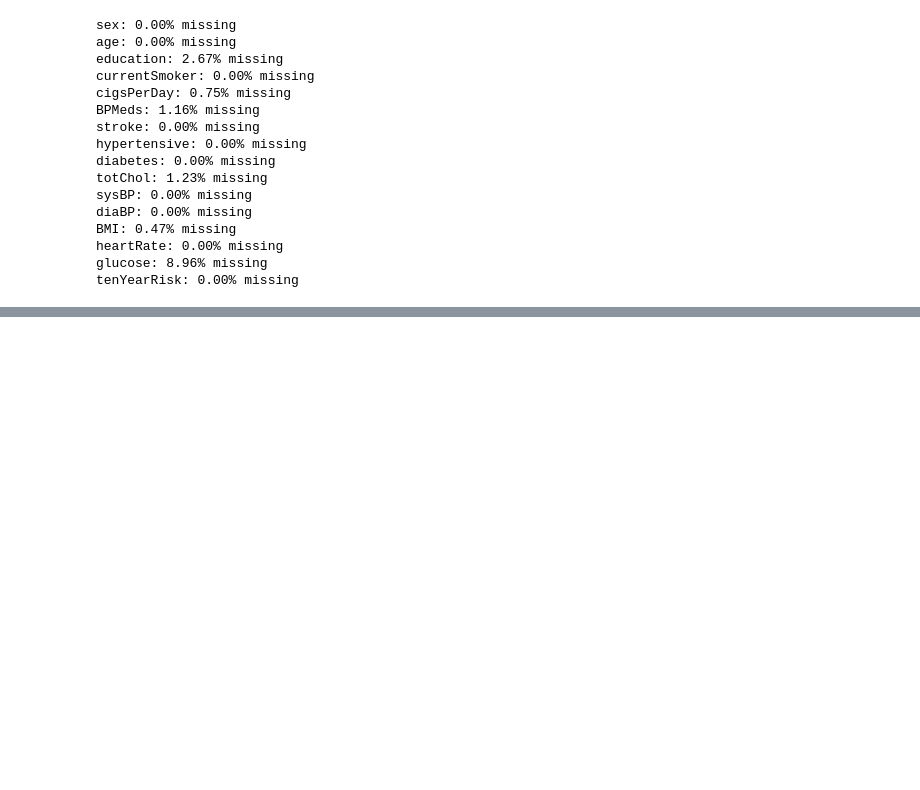
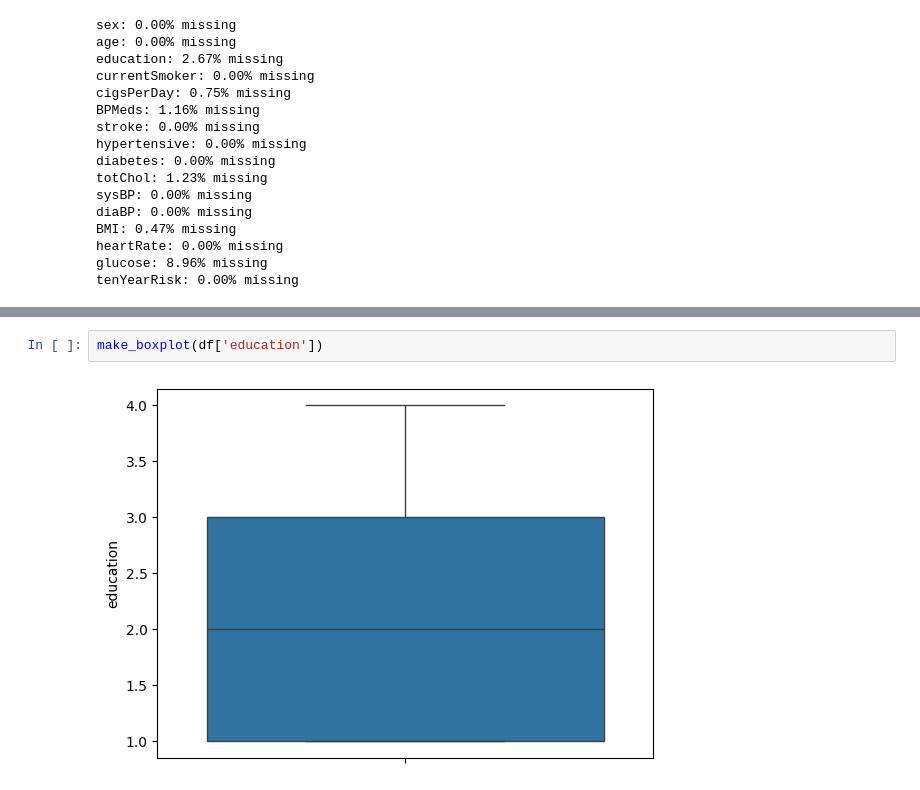
Before and after one commit to kelseymatsik/project_chd, a Jupyter notebook: data_cleaning.ipynb, the cells around one changed output, grey strips where cells are left out. Drawn from its saved outputs; the diff is of its cells as text; blank space fills up the shorter version.

```diff
--- a/data_cleaning.ipynb
+++ b/data_cleaning.ipynb
@@ -201,0 +222,4 @@ totChol_missing = df[df['totChol'].isnull()]
+# %%
+make_boxplot(df['education'])
+# %% [output]
+[figure, added]
```
Also changed, not shown: parts of 22 cells of this notebook.
